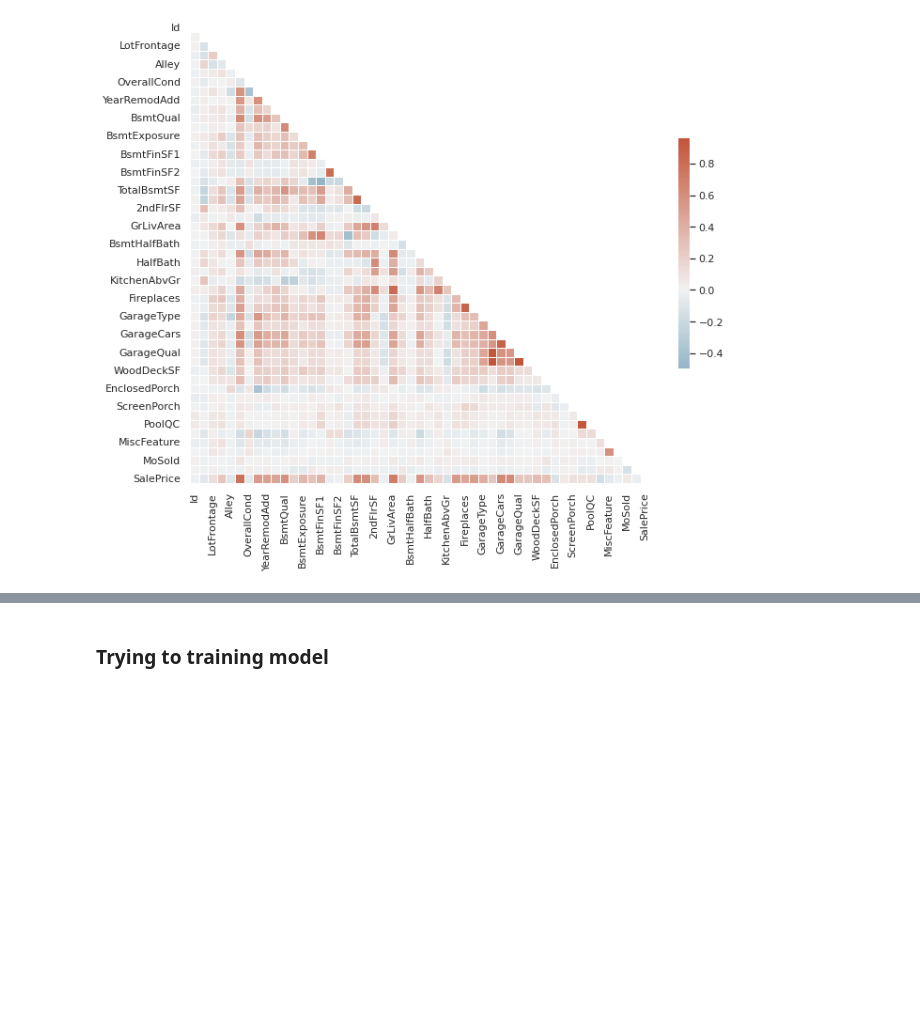
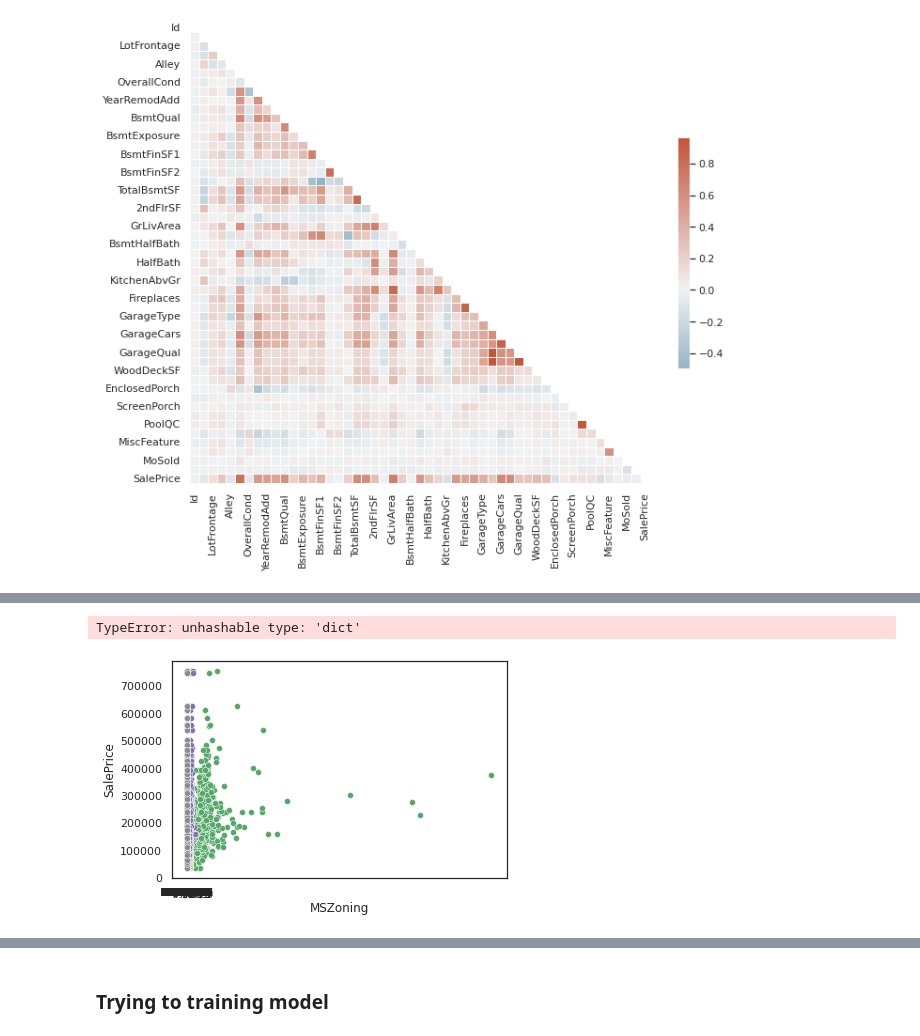
Before and after one commit to wyluilipe/House_price_prediction, a Jupyter notebook: House_price_prediction.ipynb, the cells around one changed output, grey strips where cells are left out. Cells and saved outputs as stored; diff of their text form; code cells hidden in the pictures; blank space fills up the shorter version.

Commit message:
trying to show some graphs

```diff
--- a/House_price_prediction.ipynb
+++ b/House_price_prediction.ipynb
@@ -270,0 +301,6 @@ sns.heatmap(corr, mask=mask, cmap=cmap, center=0,
+# %%
+for i in range(1,len(train.columns)-1):
+    sns.scatterplot(data=train, x=train.columns[1:-1][i], y='SalePrice')
+# %% [output]
+TypeError: unhashable type: 'dict'
+[figure, added]
```
Also changed, not shown: parts of 8 cells of this notebook.
